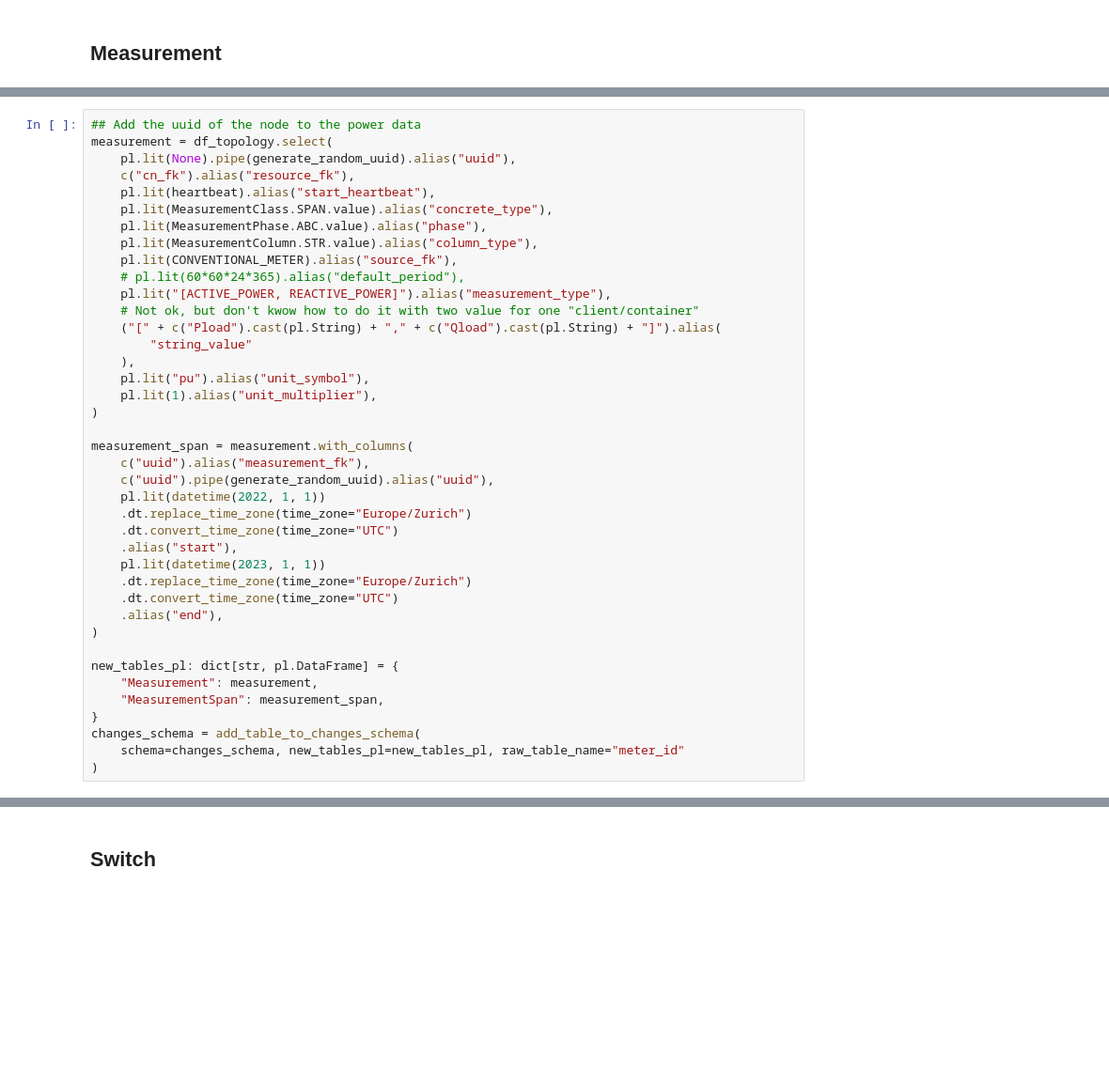
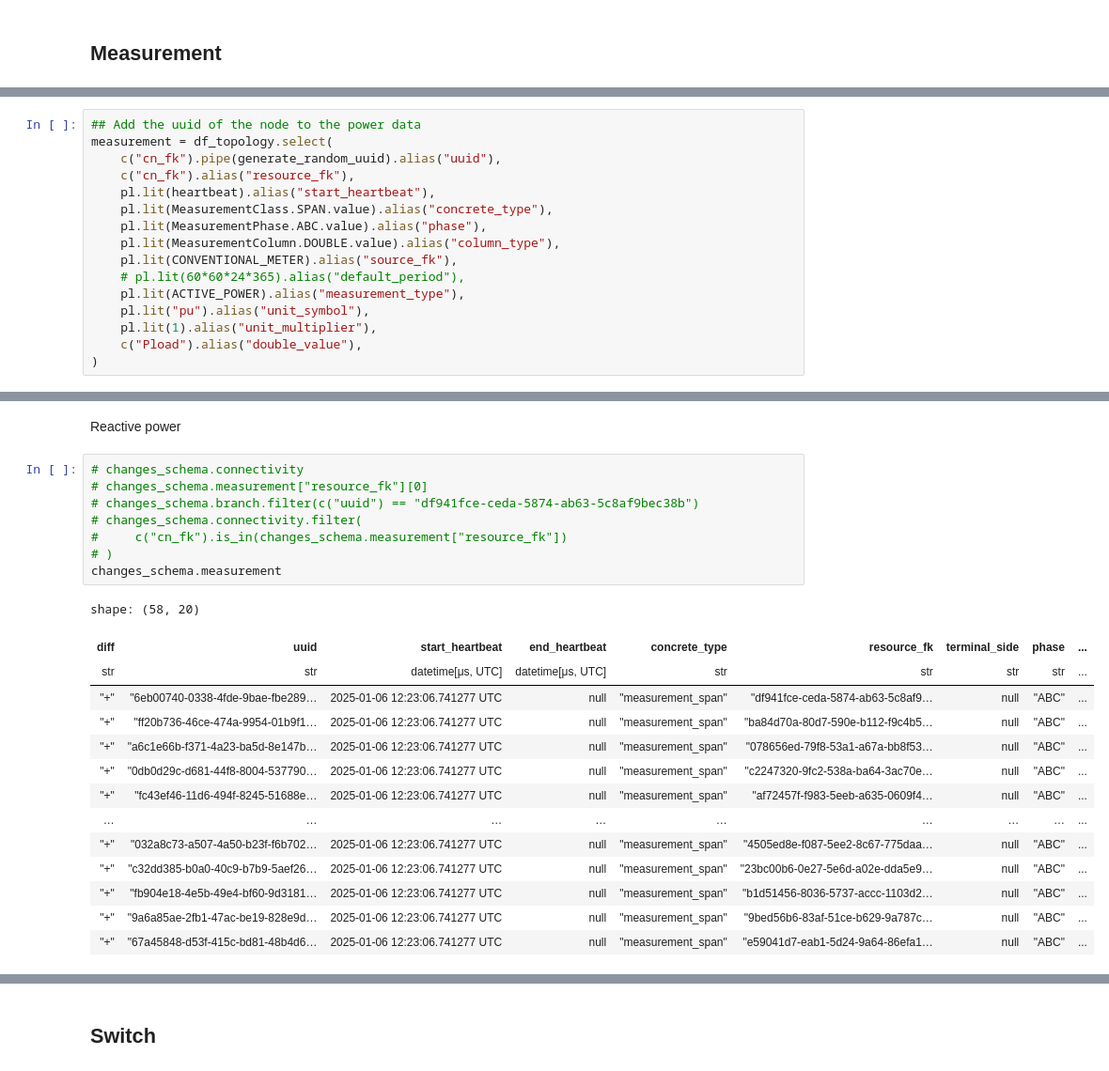
Before and after one commit to heig-vd-ie/distflow-state-estimation, a Jupyter notebook: scrips/recursive_fuction.ipynb, the cells around one changed output, grey strips where cells are left out. Shown at 94% size. Cells and saved outputs as stored; diff of their text form; blank space fills up the shorter version.

```diff
--- a/scrips/recursive_fuction.ipynb
+++ b/scrips/recursive_fuction.ipynb
@@ -229,40 +248,16 @@ changes_schema = generate_connectivity_table(
 # %%
 ## Add the uuid of the node to the power data
 measurement = df_topology.select(
-    pl.lit(None).pipe(generate_random_uuid).alias("uuid"),
+    c("cn_fk").pipe(generate_random_uuid).alias("uuid"),
     c("cn_fk").alias("resource_fk"),
     pl.lit(heartbeat).alias("start_heartbeat"),
     pl.lit(MeasurementClass.SPAN.value).alias("concrete_type"),
     pl.lit(MeasurementPhase.ABC.value).alias("phase"),
-    pl.lit(MeasurementColumn.STR.value).alias("column_type"),
+    pl.lit(MeasurementColumn.DOUBLE.value).alias("column_type"),
     pl.lit(CONVENTIONAL_METER).alias("source_fk"),
     # pl.lit(60*60*24*365).alias("default_period"),
-    pl.lit("[ACTIVE_POWER, REACTIVE_POWER]").alias("measurement_type"),
-    # Not ok, but don't kwow how to do it with two value for one "client/container"
-    ("[" + c("Pload").cast(pl.String) + "," + c("Qload").cast(pl.String) + "]").alias(
-        "string_value"
-    ),
+    pl.lit(ACTIVE_POWER).alias("measurement_type"),
     pl.lit("pu").alias("unit_symbol"),
     pl.lit(1).alias("unit_multiplier"),
+    c("Pload").alias("double_value"),
 )
-
-measurement_span = measurement.with_columns(
-    c("uuid").alias("measurement_fk"),
-    c("uuid").pipe(generate_random_uuid).alias("uuid"),
-    pl.lit(datetime(2022, 1, 1))
-    .dt.replace_time_zone(time_zone="Europe/Zurich")
-    .dt.convert_time_zone(time_zone="UTC")
-    .alias("start"),
-    pl.lit(datetime(2023, 1, 1))
-    .dt.replace_time_zone(time_zone="Europe/Zurich")
-    .dt.convert_time_zone(time_zone="UTC")
-    .alias("end"),
-)
-
-new_tables_pl: dict[str, pl.DataFrame] = {
-    "Measurement": measurement,
-    "MeasurementSpan": measurement_span,
-}
-changes_schema = add_table_to_changes_schema(
-    schema=changes_schema, new_tables_pl=new_tables_pl, raw_table_name="meter_id"
-)
@@ -288,0 +302,25 @@ shape: (58, 11)
+# %% [markdown]
+Reactive power
+# %%
+# changes_schema.connectivity
+# changes_schema.measurement["resource_fk"][0]
+# changes_schema.branch.filter(c("uuid") == "df941fce-ceda-5874-ab63-5c8af9bec38b")
+# changes_schema.connectivity.filter(
+#     c("cn_fk").is_in(changes_schema.measurement["resource_fk"])
+# )
+changes_schema.measurement
+# %% [output]
+shape: (58, 20)
+| diff | uuid | start_heartbeat | end_heartbeat | concrete_type | resource_fk | terminal_side | phase | ... |
+| str | str | datetime[μs, UTC] | datetime[μs, UTC] | str | str | str | str | ... |
+| "+" | "6eb00740-0338-4fde-9bae-fbe289… | 2025-01-06 12:23:06.741277 UTC | null | "measurement_span" | "df941fce-ceda-5874-ab63-5c8af9… | null | "ABC" | ... |
+| "+" | "ff20b736-46ce-474a-9954-01b9f1… | 2025-01-06 12:23:06.741277 UTC | null | "measurement_span" | "ba84d70a-80d7-590e-b112-f9c4b5… | null | "ABC" | ... |
+| "+" | "a6c1e66b-f371-4a23-ba5d-8e147b… | 2025-01-06 12:23:06.741277 UTC | null | "measurement_span" | "078656ed-79f8-53a1-a67a-bb8f53… | null | "ABC" | ... |
+| "+" | "0db0d29c-d681-44f8-8004-537790… | 2025-01-06 12:23:06.741277 UTC | null | "measurement_span" | "c2247320-9fc2-538a-ba64-3ac70e… | null | "ABC" | ... |
+| "+" | "fc43ef46-11d6-494f-8245-51688e… | 2025-01-06 12:23:06.741277 UTC | null | "measurement_span" | "af72457f-f983-5eeb-a635-0609f4… | null | "ABC" | ... |
+| … | … | … | … | … | … | … | … | ... |
+| "+" | "032a8c73-a507-4a50-b23f-f6b702… | 2025-01-06 12:23:06.741277 UTC | null | "measurement_span" | "4505ed8e-f087-5ee2-8c67-775daa… | null | "ABC" | ... |
+| "+" | "c32dd385-b0a0-40c9-b7b9-5aef26… | 2025-01-06 12:23:06.741277 UTC | null | "measurement_span" | "23bc00b6-0e27-5e6d-a02e-dda5e9… | null | "ABC" | ... |
+| "+" | "fb904e18-4e5b-49e4-bf60-9d3181… | 2025-01-06 12:23:06.741277 UTC | null | "measurement_span" | "b1d51456-8036-5737-accc-1103d2… | null | "ABC" | ... |
+| "+" | "9a6a85ae-2fb1-47ac-be19-828e9d… | 2025-01-06 12:23:06.741277 UTC | null | "measurement_span" | "9bed56b6-83af-51ce-b629-9a787c… | null | "ABC" | ... |
+| "+" | "67a45848-d53f-415c-bd81-48b4d6… | 2025-01-06 12:23:06.741277 UTC | null | "measurement_span" | "e59041d7-eab1-5d24-9a64-86efa1… | null | "ABC" | ... |
```
Also changed, not shown: parts of 15 cells of this notebook.
